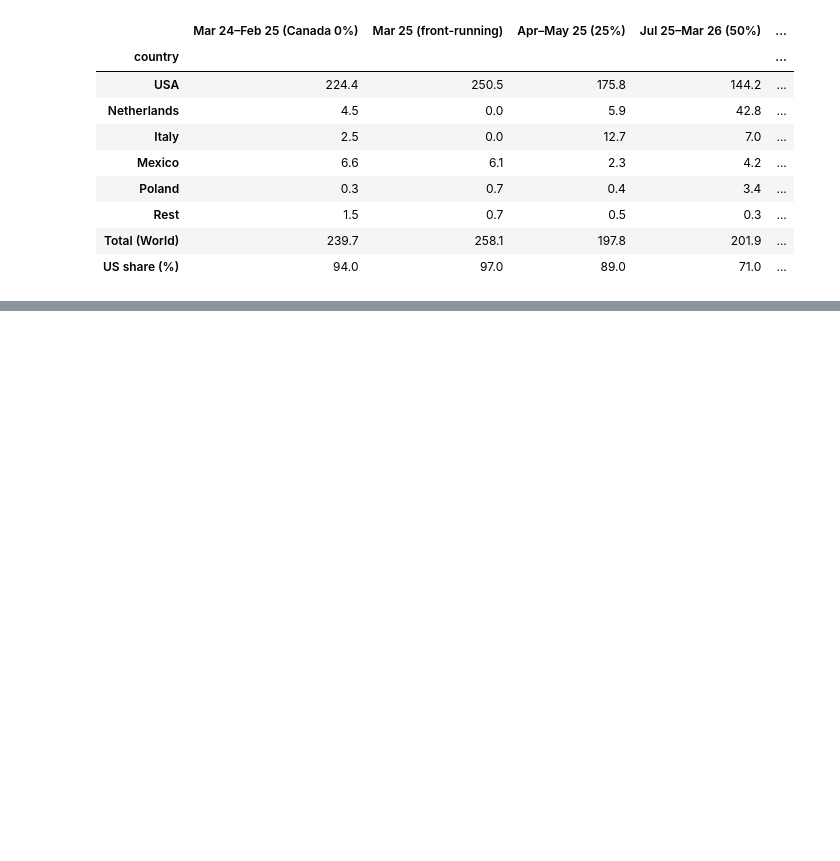
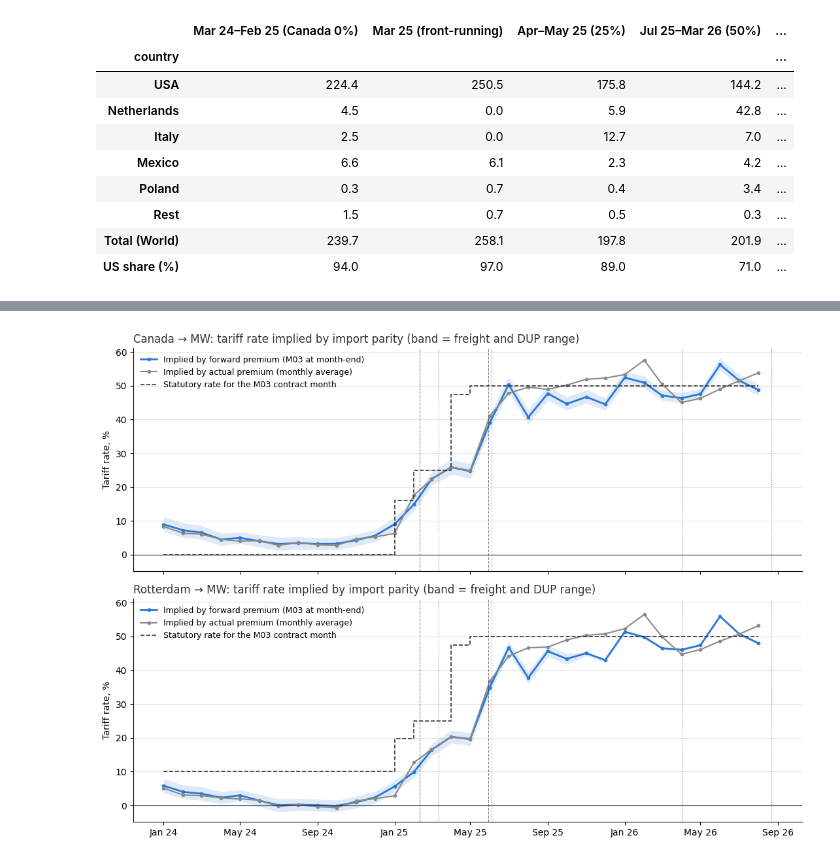
Before and after one commit to ricardo-sonda/al-mwp, a Jupyter notebook: notebook.ipynb, the cells around one changed output, grey strips where cells are left out. Saved outputs shown, nothing was run; the diff lists cells and outputs as text; code cells hidden in the pictures; blank space fills up the shorter version.

```diff
--- a/notebook.ipynb
+++ b/notebook.ipynb
@@ -668,0 +704,76 @@ This graph doesnt make sense: contracts are monthly settled so the M01 moves aro
+# %%
+# Implied tariff rate: the rate at which import parity explains the MW premium.
+# Parity premium at tariff t (landed cost − LME, as in the route model above):
+#   Canada:    MWP* = (DP − F_netback) + F_ca_mw + t × (LME + DP − F_netback)
+#   Rotterdam: MWP* = DUP + F_rtm_mw + t × (LME + DUP)
+# Solved for t, once with the actual premium (monthly average, LME cash) and once with the forward premium
+# (M03 on the last trading day, LME 3M on that day; DP / DUP held at this month's level, no forward exists).
+#   forward-implied < actual-implied: the market prices a lower landed cost two months out.
+#   forward-implied < statutory rate: a premium below import parity, which supply can't deliver; it takes a
+#   lower tariff (or lower DP/DUP, which the flat-premium assumption can't rule out).
+# Caveat: before 2025 the Canada route already sat ~150 $/t above parity at 0% (implied rate > 0), so read
+# changes against that baseline rather than the level alone.
+lme3m_me = lme.set_index("date")["three_month"].groupby(lambda d: d.to_period("M").to_timestamp()).last()
+imp = r.join(me[["m03"]], how="inner").join(lme3m_me.rename("lme3m"), how="inner")
+
+def implied(prem, lme_px, p, f_dest):
+    return (prem - p - f_dest) / (lme_px + p)
+
+rows = {}
+for name, f in [("lo", lo), ("mid", mid), ("hi", hi)]:
+    # Higher freight -> more of the premium is freight -> lower implied tariff, so "lo" freight gives the upper bound
+    p_ca = imp["dp"] - FREIGHT["ca_rtm"][2 - f]   # larger netback freight lowers Canada's FOB
+    f_ca = FREIGHT["ca_mw"][f]
+    dup = {"lo": imp["dup_hi"], "mid": imp["dup"], "hi": imp["dup_lo"]}[name]
+    f_rtm = FREIGHT["rtm_mw"][f]
+    rows[f"ca_actual_{name}"] = implied(imp["mwp"], imp["lme"], p_ca, f_ca)
+    rows[f"ca_fwd_{name}"] = implied(imp["m03"], imp["lme3m"], p_ca, f_ca)
+    rows[f"rtm_actual_{name}"] = implied(imp["mwp"], imp["lme"], dup, f_rtm)
+    rows[f"rtm_fwd_{name}"] = implied(imp["m03"], imp["lme3m"], dup, f_rtm)
+implied_t = pd.DataFrame(rows) * 100
+# Statutory rate for the contract M03 refers to (two months out), from the schedule as known today
+fwd_month = imp.index + pd.DateOffset(months=2)
+implied_t["stat_ca"] = [tariff_rate(d, "Canada") * 100 for d in fwd_month]
+implied_t["stat_ot"] = [tariff_rate(d, "Other") * 100 for d in fwd_month]
+plot_t = implied_t.loc["2024-01-01":]
+
+fig, axes = plt.subplots(2, 1, figsize=(11, 8), sharex=True, sharey=True)
+for ax, (route, title, stat) in zip(axes, [("ca", "Canada → MW", "stat_ca"), ("rtm", "Rotterdam → MW", "stat_ot")]):
+    ax.fill_between(plot_t.index, plot_t[f"{route}_fwd_hi"], plot_t[f"{route}_fwd_lo"], color=BLUE, alpha=0.15, lw=0)
+    ax.plot(plot_t.index, plot_t[f"{route}_fwd_mid"], color=BLUE, lw=2, marker="o", ms=3,
+            label="Implied by forward premium (M03 at month-end)")
+    ax.plot(plot_t.index, plot_t[f"{route}_actual_mid"], color=MUTED, lw=1.5, marker="o", ms=3,
+            label="Implied by actual premium (monthly average)")
+    ax.step(plot_t.index, plot_t[stat], where="post", color=INK, lw=1.2, ls="--",
+            label="Statutory rate for the M03 contract month")
+    ax.axhline(0, color=INK, lw=0.8)
+    ax.set_ylabel("Tariff rate, %")
+    ax.set_title(f"{title}: tariff rate implied by import parity (band = freight and DUP range)",
+                 loc="left", color=INK)
+    ax.legend(loc="upper left", frameon=False, fontsize=9)
+    for d, (_, ls, _) in CURVE_EVENTS.items():
+        ax.axvline(d, color=INK, lw=0.8, ls=ls, alpha=0.6)
+    ax.grid(axis="y", color="#e5e5e0", lw=0.8)
+    ax.set_axisbelow(True)
+    ax.spines[["top", "right"]].set_visible(False)
+axes[1].xaxis.set_major_formatter(mdates.DateFormatter("%b %y"))
+fig.tight_layout()
+plt.show()
+
+# Averages by regime, mid freight (percentage points). "expected change" = forward − actual implied rate
+REGIMES_T = {
+    "Jan 24–Jan 25 (Canada 0%)": ("2024-01-01", "2025-01-01"),
+    "Apr–May 25 (25%)":          ("2025-04-01", "2025-05-01"),
+    "Jul–Dec 25 (50%)":          ("2025-07-01", "2025-12-01"),
+    "Jan–Aug 26 (50%)":          ("2026-01-01", None),
+}
+summ = {}
+for route, label in [("ca", "Canada"), ("rtm", "Rotterdam")]:
+    t_ = implied_t[[f"{route}_actual_mid", f"{route}_fwd_mid"]].rename(
+        columns={f"{route}_actual_mid": "actual", f"{route}_fwd_mid": "forward"})
+    t_["expected change"] = t_["forward"] - t_["actual"]
+    for k, (a, b) in REGIMES_T.items():
+        summ[(label, k)] = t_.loc[a:b].mean()
+pd.DataFrame(summ).T.round(1)
+# %% [output]
+[figure, added]
```
Also changed, not shown: parts of 4 cells of this notebook.
